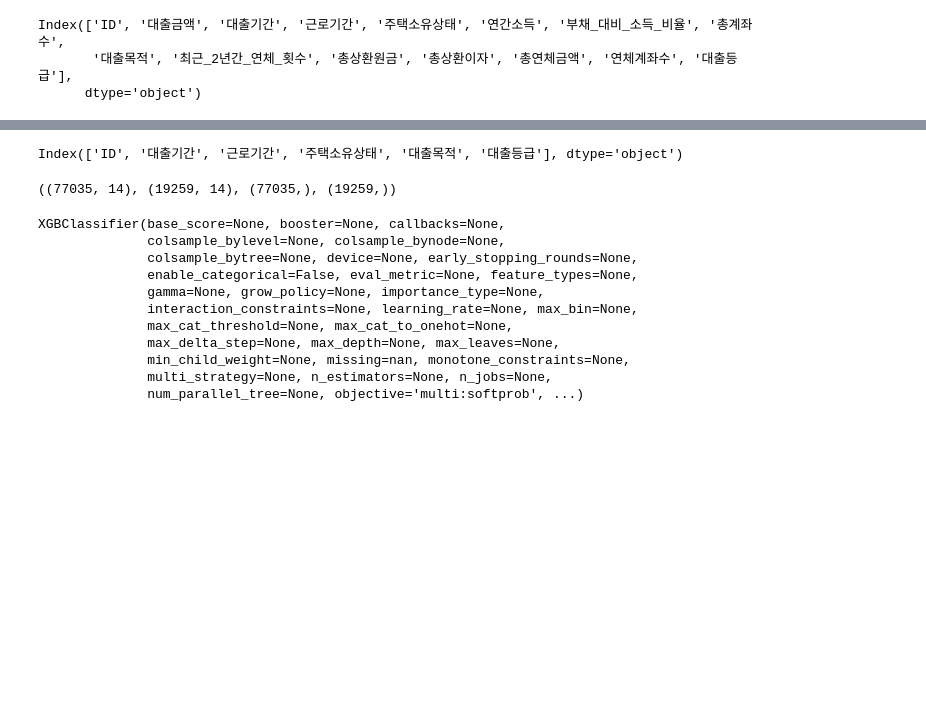
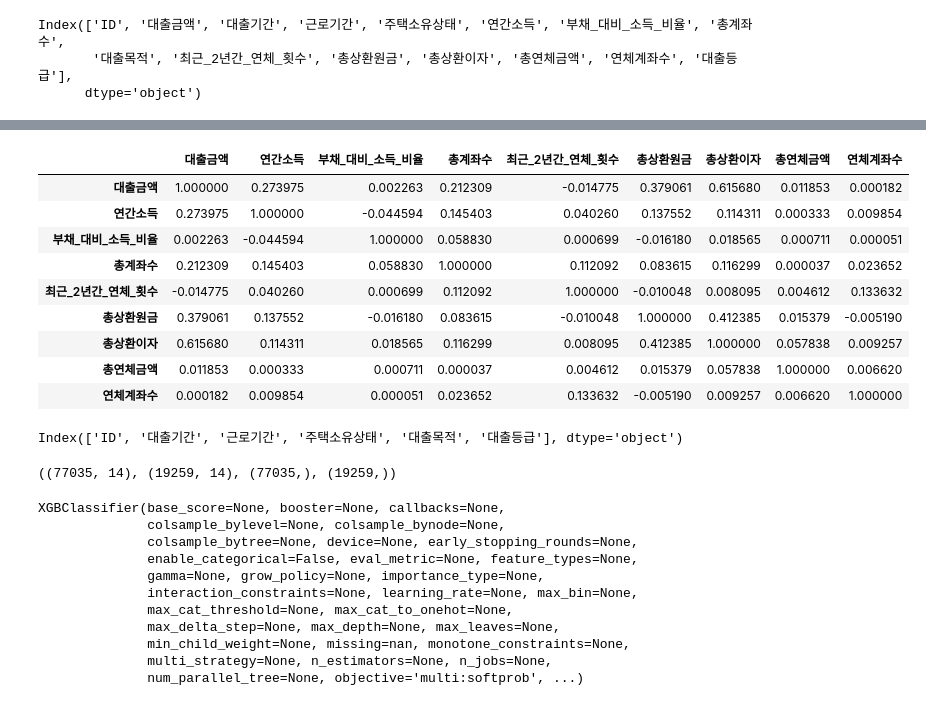
Before and after one commit to LgDNet/Credit-rating-classification, a Jupyter notebook: test.ipynb, the cells around one changed output, grey strips where cells are left out. Cells and saved outputs as stored; diff of their text form; code cells hidden in the pictures; blank space fills up the shorter version.

```diff
--- a/test.ipynb
+++ b/test.ipynb
@@ -26,3 +46,18 @@ Index(['ID', '대출금액', '대출기간', '근로기간', '주택소유상태
+# %%
+
+# 상관 관계 보기
+train.corr()
+# %% [output]
+|  | 대출금액 | 연간소득 | 부채_대비_소득_비율 | 총계좌수 | 최근_2년간_연체_횟수 | 총상환원금 | 총상환이자 | 총연체금액 | 연체계좌수 |
+| 대출금액 | 1.000000 | 0.273975 | 0.002263 | 0.212309 | -0.014775 | 0.379061 | 0.615680 | 0.011853 | 0.000182 |
+| 연간소득 | 0.273975 | 1.000000 | -0.044594 | 0.145403 | 0.040260 | 0.137552 | 0.114311 | 0.000333 | 0.009854 |
+| 부채_대비_소득_비율 | 0.002263 | -0.044594 | 1.000000 | 0.058830 | 0.000699 | -0.016180 | 0.018565 | 0.000711 | 0.000051 |
+| 총계좌수 | 0.212309 | 0.145403 | 0.058830 | 1.000000 | 0.112092 | 0.083615 | 0.116299 | 0.000037 | 0.023652 |
+| 최근_2년간_연체_횟수 | -0.014775 | 0.040260 | 0.000699 | 0.112092 | 1.000000 | -0.010048 | 0.008095 | 0.004612 | 0.133632 |
+| 총상환원금 | 0.379061 | 0.137552 | -0.016180 | 0.083615 | -0.010048 | 1.000000 | 0.412385 | 0.015379 | -0.005190 |
+| 총상환이자 | 0.615680 | 0.114311 | 0.018565 | 0.116299 | 0.008095 | 0.412385 | 1.000000 | 0.057838 | 0.009257 |
+| 총연체금액 | 0.011853 | 0.000333 | 0.000711 | 0.000037 | 0.004612 | 0.015379 | 0.057838 | 1.000000 | 0.006620 |
+| 연체계좌수 | 0.000182 | 0.009854 | 0.000051 | 0.023652 | 0.133632 | -0.005190 | 0.009257 | 0.006620 | 1.000000 |
 # %%
 categoric_col = train.select_dtypes(include='object').columns # 카테고리형 컬럼
 numeric_col = train.select_dtypes(include='int64').columns # 수치형 컬럼
```
Also changed, not shown: parts of 1 cell of this notebook, 2 other files.
